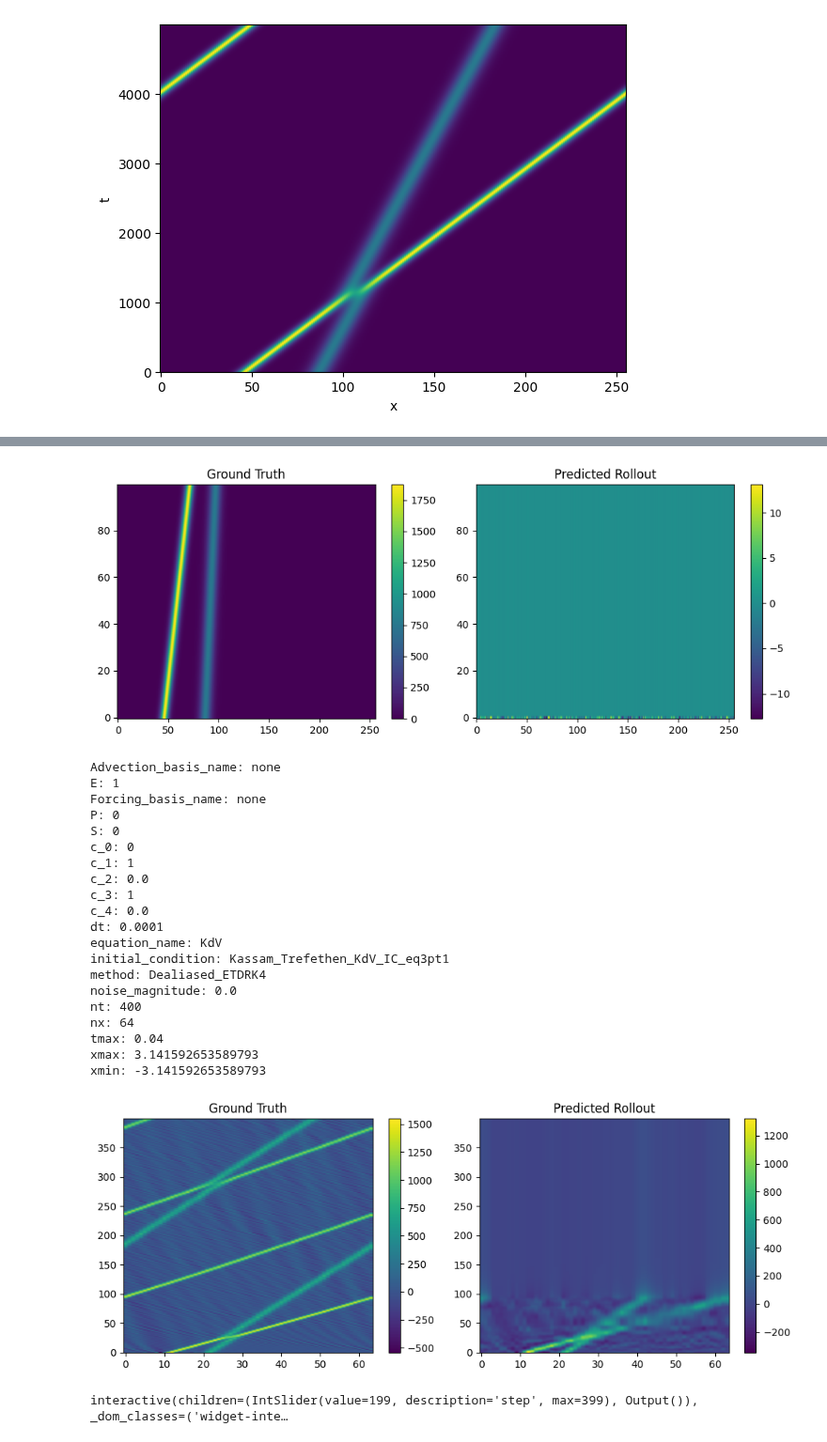
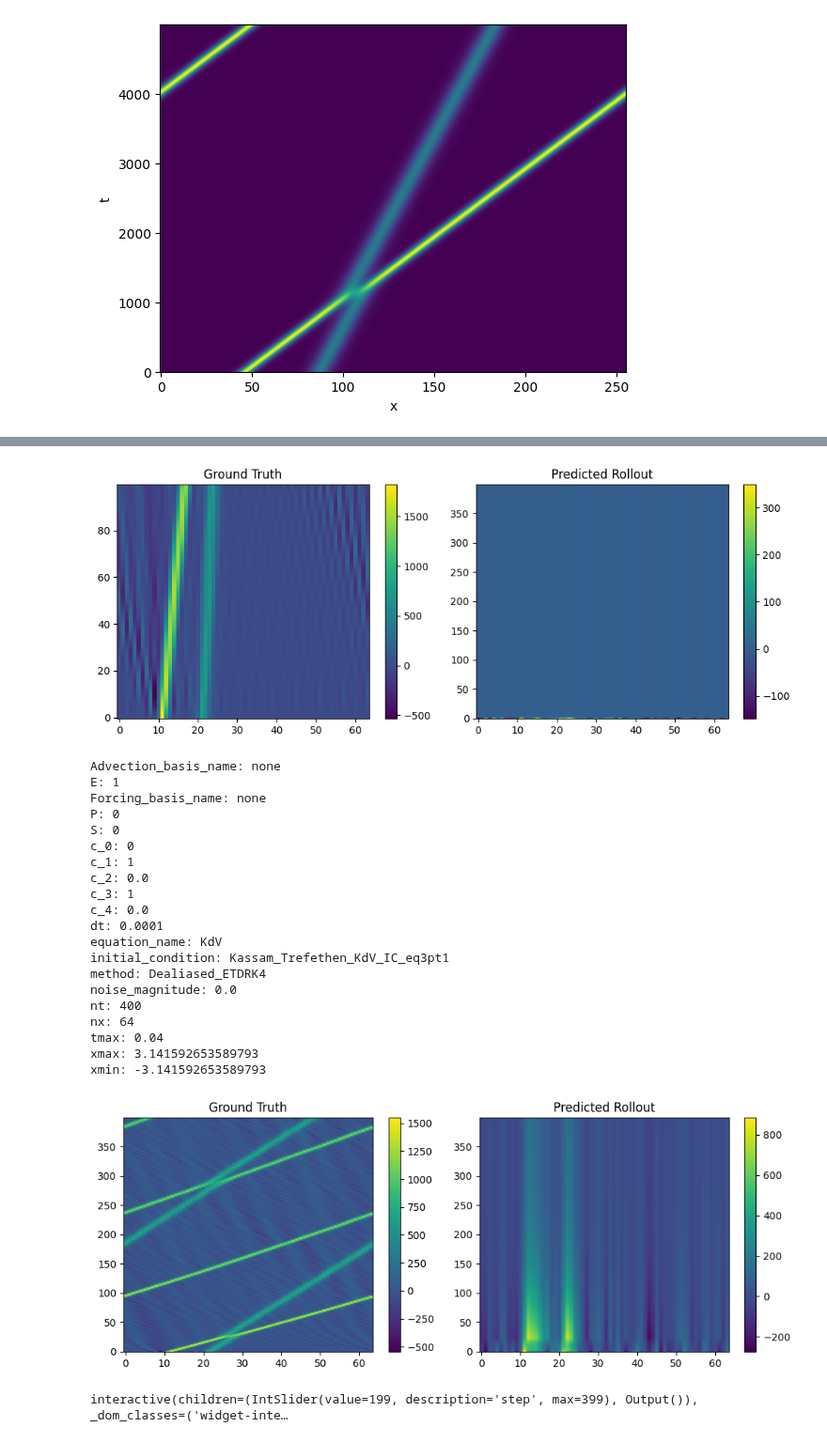
Before and after one commit to jameswoodfield/Particle_Filter, a Jupyter notebook: Example_8_KDV_soliton_interaction.ipynb, the cells around one changed output, grey strips where cells are left out. Shown at 94% size. Cells and saved outputs as stored; diff of their text form; code cells hidden in the pictures.

```diff
--- a/Example_8_KDV_soliton_interaction.ipynb
+++ b/Example_8_KDV_soliton_interaction.ipynb
@@ -43,7 +47,8 @@ xmin: -3.141592653589793
 signal_model = ETD_KT_CM_JAX_Vectorised(signal_params)
 initial_signal = initial_condition(signal_model.x, signal_params.E, signal_params.initial_condition)
 # %%
-final, all = signal_model.run(initial_signal, signal_model.params.nt, None) #the final input is scan length?
+key = jax.random.PRNGKey(0)
+final, all = signal_model.run(initial_signal, signal_model.params.nt, None,key) #the final input is scan length?
 # %%
 print(initial_signal.shape)
 print(all.shape)
@@ -77,15 +82,8 @@ from typing import List, Callable, Optional
 import pickle
 
 
-# ---- Fake KS-style data generator ----
-def generate_data(N=64, steps=10, seed=0):
-    key = jax.random.PRNGKey(seed)
-    u0 = jax.random.normal(key, (N,))
-    us = jnp.stack([u0 * jnp.exp(-0.1 * t) for t in range(1, steps + 1)], axis=0)
-    return u0, us  # u0: (N,), us: (steps, N)
-
-# ---- Fake KS-style data generator ----
-def create_data(nx,steps,dt,seed=0):
+# ---- KS-style data generator ----
+def create_data(nx,steps,dt,key):
     Tmax = steps*dt
     signal_params = ConfigDict(KDV_params)
     signal_params.update(nx=nx,dt=dt,nt=steps,tmax=Tmax)
@@ -95,7 +93,7 @@ def create_data(nx,steps,dt,seed=0):
     print(signal_model.params)
 
     initial_signal = initial_condition(signal_model.x, signal_params.E, signal_params.initial_condition)
-    final, all = signal_model.run(initial_signal, signal_model.params.nt, None)
+    final, all = signal_model.run(initial_signal, signal_model.params.nt, None,key)
     signal = jnp.concatenate([initial_signal[None,...], all], axis=0)
     return signal[0,0,:], signal[1:,0,:]
 
@@ -167,8 +165,6 @@ def loss_fn(model, u0, u_true):
     return jnp.mean((u_pred - u_true) ** 2)
 
 
-
-
 @eqx.filter_value_and_grad
 def compute_loss(model, u0, u_true):
     return loss_fn(model, u0, u_true)
@@ -185,13 +181,13 @@ def train_step(model, opt_state, u0, u_true):
 nx = 64
 steps = 100
 dt = 0.00001  # Time step for the signal model
-u0, u_true = create_data(nx = nx, steps=steps, dt=dt, seed=42)
+u0, u_true = create_data(nx = nx, steps=steps, dt=dt, key=jax.random.PRNGKey(42))
 print(f"Using initial signal shape: {u0.shape}, true signal shape: {u_true.shape}")
 key = jax.random.PRNGKey(42)
 #model = Forecaster(width=nx, key=key)
 model = SimpleFeedforward(width=64, key=key)  # Use SimpleFeedforward instead of Forecaster
 # ---- Training step ----
-optimizer = optax.adam(1e-7)  # Using Adam optimizer with weight decay
+optimizer = optax.adam(1e-3)  # Using Adam optimizer with weight decay
 opt_state = optimizer.init(eqx.filter(model, eqx.is_inexact_array))
 for epoch in range(501):
     model, opt_state, loss = train_step(model, opt_state, u0, u_true)
@@ -219,7 +215,7 @@ Epoch 500: loss = 75292.016174
 # %%
-optimizer = optax.adam(1e-1)
+optimizer = optax.adam(1e-5)
 opt_state = optimizer.init(eqx.filter(model, eqx.is_inexact_array))
-for epoch in range(501):
+for epoch in range(5001):
     model, opt_state, loss = train_step(model, opt_state, u0, u_true)
     params = eqx.filter(model, eqx.is_inexact_array)
     if epoch % 100 == 0:
@@ -234,13 +240,0 @@ KeyboardInterrupt:
-# %%
-best_loss = float("inf")
-best_params = params
-
-for epoch in range(501):
-    model, opt_state, loss = train_step(model, opt_state, u0, u_true)
-    params = eqx.filter(model, eqx.is_inexact_array)
-    if loss < best_loss:
-        best_loss = loss
-        best_params = params  # Save better parameters
-
-    if epoch % 100 == 0:
-        print(f"Epoch {epoch}: loss = {loss:.6f} (best: {best_loss:.6f})")
@@ -268,36 +256,36 @@ u_pred = rollout(model, u0, steps)
 
 plot_rollout(u_true, u_pred)
 # %% [output]
-[figure, old version]
+[figure, new version]
 # %%
 N = 64
 steps = 400
 dt = 0.0001  # Time step for the signal model
-u0, u_true_long = create_data(nx=N, steps=steps, dt=dt, seed=42)
+u0, u_true_long = create_data(nx=N, steps=steps, dt=dt, key=jax.random.PRNGKey(42))
 u_pred = rollout(model, u0, steps)
 plot_rollout(u_true_long, u_pred)
 # %% [output]
 Advection_basis_name: none
 E: 1
 Forcing_basis_name: none
 P: 0
 S: 0
 c_0: 0
 c_1: 1
 c_2: 0.0
 c_3: 1
 c_4: 0.0
 dt: 0.0001
 equation_name: KdV
 initial_condition: Kassam_Trefethen_KdV_IC_eq3pt1
 method: Dealiased_ETDRK4
 noise_magnitude: 0.0
 nt: 400
 nx: 64
 tmax: 0.04
 xmax: 3.141592653589793
 xmin: -3.141592653589793
-[figure, old version]
+[figure, new version]
 # %%
 import ipywidgets as widgets
 
```
Also changed, not shown: parts of 4 cells of this notebook, 26 other files.
